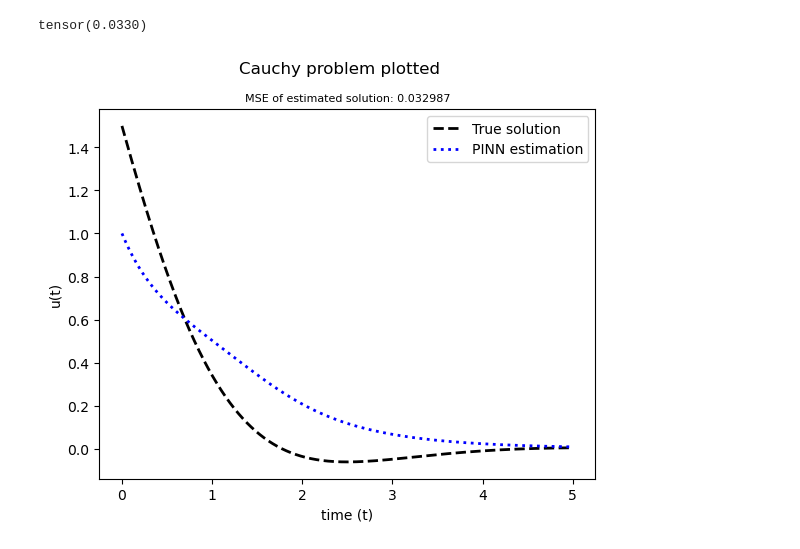
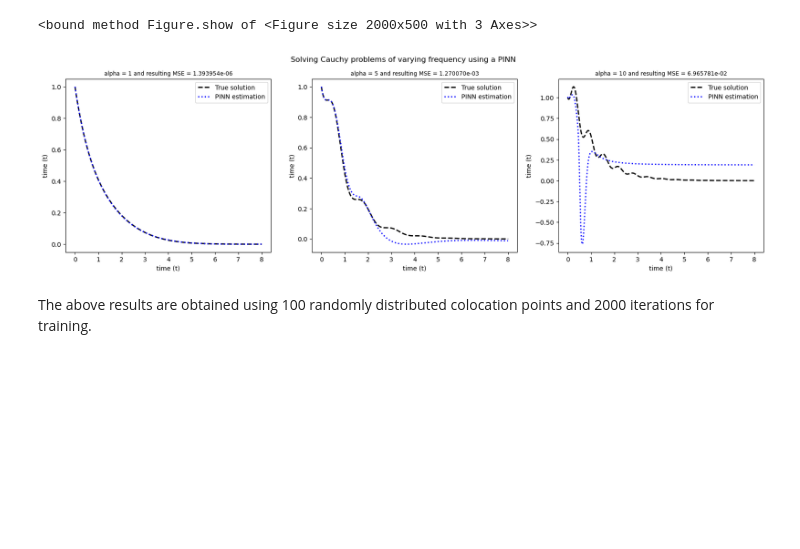
Before and after one commit to CS-433/ml-project-2-hapinness, a Jupyter notebook: cauchy_local.ipynb, the cells around one changed output. Cells and saved outputs as stored; diff of their text form; code cells hidden in the pictures; blank space fills up the shorter version.

Commit message:
add varying frequency solution options

```diff
--- a/cauchy_local.ipynb
+++ b/cauchy_local.ipynb
@@ -16,12 +16,14 @@ from matplotlib import pyplot as plt
 import random
 random.seed(1)
 lower_bound = 0
-upper_bound = 15
+upper_bound = 8
 N_col = 100
 t_col = [random.uniform(lower_bound,upper_bound) for _ in range(N_col)]
+t_col = torch.tensor(t_col).reshape(1, -1).T
 
 # time for initial condition
 t_init = [0.0]
+t_init = torch.tensor(t_init).reshape(1, -1).T
 # %%
 class NN(nn.Module):
     def __init__(self,):
@@ -134,5 +123,6 @@ class Model:
             self.optimizer.step(self.loss)
             #self.lbfgs.step(self.loss)
 # %%
-model = Model(t_col, t_init)
+alpha = 1
+model = Model(t_col, t_init, alpha)
 model.train()
@@ -150,30 +129,44 @@ model.train()
 # %%
-def result_funct(t):
-    return (1/4)*torch.exp(-t) + (5/4)*torch.exp(-t)*torch.cos(1*t)
+def result_funct(alpha, t):
+    return (1/4)*torch.exp(-t)*(5 - torch.cos(alpha*t))
 
-time_step = 0.001
+N_fine = 10000
 device = torch.device("cuda") if torch.cuda.is_available() else torch.device("cpu")
-time = torch.arange(0, 5 + time_step, time_step).reshape(1,-1).T.to(device)
+t_fine = torch.linspace(lower_bound, upper_bound, steps=N_fine).reshape(1,-1).T.to(device)
 
 
-mod = model.model
-mod.eval()
-with torch.no_grad():
-    y_pred = mod(time).cpu()
+alpha_lst = [1,5,10]
+error_lst = []
 
-mse = nn.MSELoss()
-error = mse(y_pred, result_funct(time))
+fig, ax = plt.subplots(1,3, figsize=(20, 5))
+plt_idx = 0
+for alpha in alpha_lst:
 
-fig, ax = plt.subplots()
-ax.plot(time, result_funct(time), color='black',linestyle='--', linewidth=2, label='True solution')
-ax.plot(time, y_pred, color='blue', linestyle=':', linewidth=2, label='PINN estimation')
-ax.legend()
-plt.suptitle("Cauchy problem plotted")
-plt.title("MSE of estimated solution: %f" %error, fontsize=8)
-plt.xlabel("time (t)")
-plt.ylabel("u(t)")
+    model = Model(t_col, t_init, alpha)
+    model.train()
+
+    mod = model.model
+    mod.eval()
+    with torch.no_grad():
+        y_pred = mod(t_fine).cpu()
+
+    mse = nn.MSELoss()
+    error = mse(y_pred, result_funct(alpha, t_fine))
+    error_lst.append(error)
+
+
+    ax[plt_idx].plot(t_fine, result_funct(alpha, t_fine), color='black',linestyle='--', linewidth=2, label='True solution')
+    ax[plt_idx].plot(t_fine, y_pred, color='blue', linestyle=':', linewidth=2, label='PINN estimation')
+    ax[plt_idx].legend()
+    ax[plt_idx].set(xlabel="time (t)", ylabel="time (t)")
+    ax[plt_idx].set_title('alpha = %d and resulting MSE = %e'%(alpha,error),fontsize=9)
+    plt_idx+=1
+
+
+plt.suptitle("Solving Cauchy problems of varying frequency using a PINN")
 fig.show
-print(error)
 # %% [output]
-tensor(0.0330)
+<bound method Figure.show of <Figure size 2000x500 with 3 Axes>>
-[figure, old version]
+[figure, new version]
+# %% [markdown]
+The above results are obtained using 100 randomly distributed colocation points and 2000 iterations for training.
```
Also changed, not shown: parts of 2 cells of this notebook.
